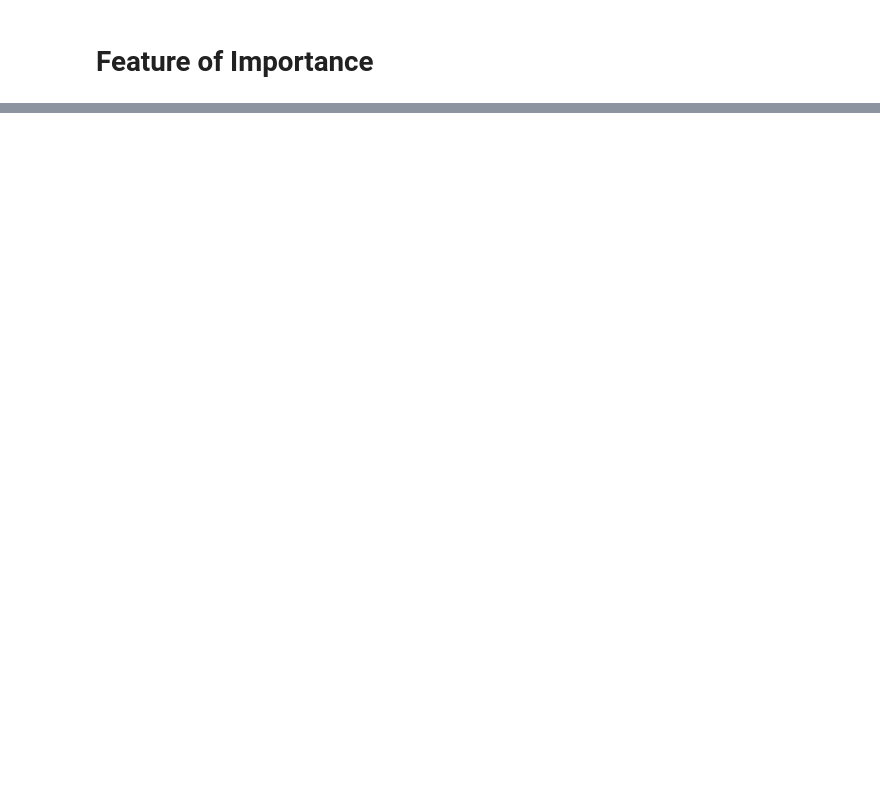
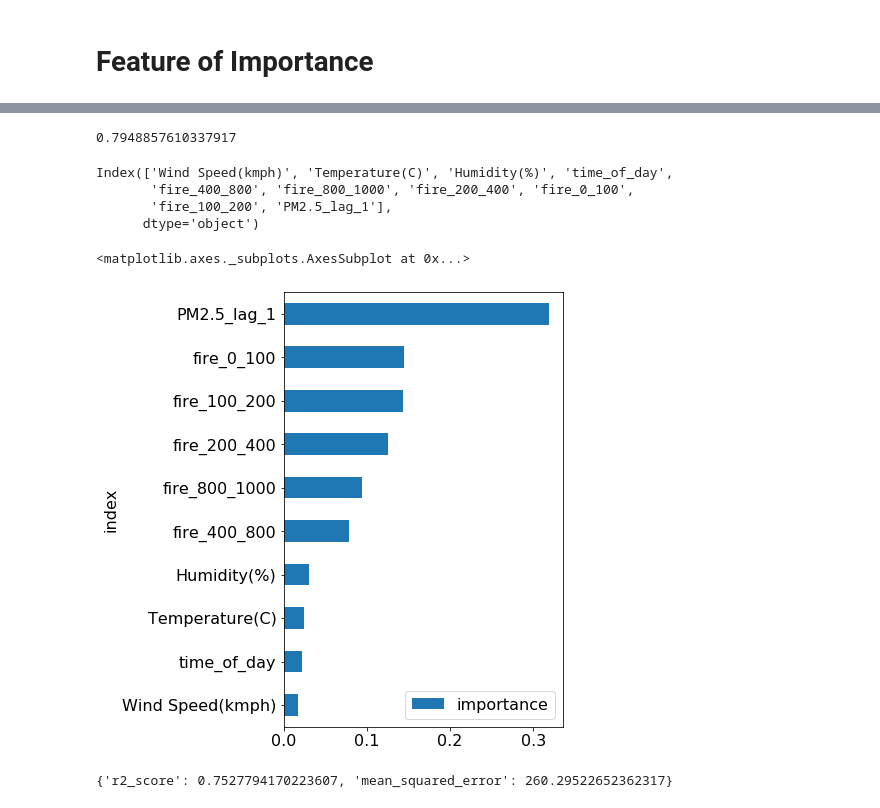
Before and after one commit to worasom/aqi_thailand2, a Jupyter notebook: notebooks/3_wk_ML_model.ipynb, the cells around one changed output, grey strips where cells are left out. Saved outputs shown, nothing was run; the diff lists cells and outputs as text; code cells hidden in the pictures; blank space fills up the shorter version.

```diff
--- a/notebooks/3_wk_ML_model.ipynb
+++ b/notebooks/3_wk_ML_model.ipynb
@@ -647,0 +741,13 @@ feat_imp.plot('index','importance',kind='barh',figsize=(5,8))
+# %%
+# merge fire data
+data = data_no_fire.merge(fire_proc, left_index=True, right_index=True, how='inner')
+data = data.dropna()
+data = data[new_cols+[pollutant] ]
+
+xtrn, ytrn, x_cols = get_data_matrix(data, pollutant,trn_idx)
+xval, yval, _ = get_data_matrix(data, pollutant,val_idx)
+# %%
+best_rf_shuffle = do_rf_search(xtrn, ytrn,cv_split=None, n_splits=5)
+print(cal_scores(ytrn, best_rf_shuffle.predict(xtrn), header_str ='trn_'))
+val_score_shuffle = cal_scores(yval, best_rf_shuffle.predict(xval), header_str ='val_')
+print(val_score_shuffle)
@@ -647,0 +760,4 @@ feat_imp.plot('index','importance',kind='barh',figsize=(5,8))
+# %%
+rf_parma_dict = best_rf_shuffle.get_params()
+
+rf = RandomForestRegressor(**rf_parma_dict)
@@ -647,0 +878,31 @@ feat_imp.plot('index','importance',kind='barh',figsize=(5,8))
+# %%
+xtrn, ytrn, x_cols = get_data_matrix(data, pollutant,trn_idx, x_cols=x_cols)
+xval, yval, _ = get_data_matrix(data, pollutant,val_idx, x_cols=x_cols)
+
+rf.fit(xtrn, ytrn)
+best_score = cal_scores(yval, rf.predict(xval), header_str ='')['r2_score']
+# %%
+xtest, ytest, _ = get_data_matrix(data, pollutant, test_idx, x_cols=x_cols)
+
+cal_scores(ytest, rf.predict(xtest), header_str ='')['r2_score']
+# %% [output]
+0.7948857610337917
+# %%
+x_cols
+# %% [output]
+Index(['Wind Speed(kmph)', 'Temperature(C)', 'Humidity(%)', 'time_of_day',
+       'fire_400_800', 'fire_800_1000', 'fire_200_400', 'fire_0_100',
+       'fire_100_200', 'PM2.5_lag_1'],
+      dtype='object')
+# %%
+importances = rf.feature_importances_
+feat_imp = pd.DataFrame(importances, index=x_cols, columns=['importance'])
+feat_imp = feat_imp.sort_values('importance').reset_index()
+feat_imp.plot('index','importance',kind='barh',figsize=(5,8))
+# %% [output]
+<matplotlib.axes._subplots.AxesSubplot at 0x...>
+[figure, added]
+# %%
+cal_scores(yval, rf.predict(xval), header_str ='')
+# %% [output]
+{'r2_score': 0.7527794170223607, 'mean_squared_error': 260.29522652362317}
```
Also changed, not shown: parts of 24 cells of this notebook, 4 other files.
